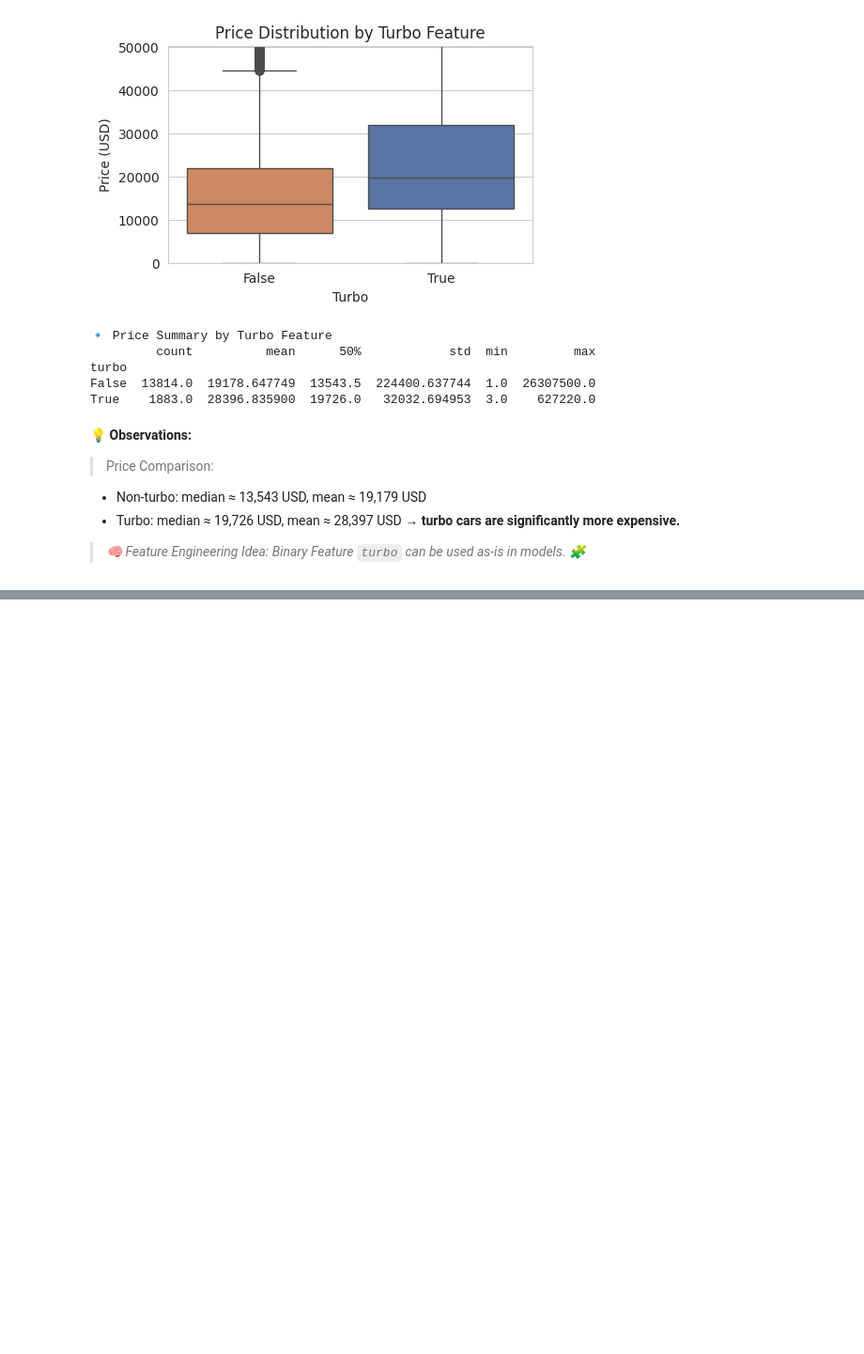
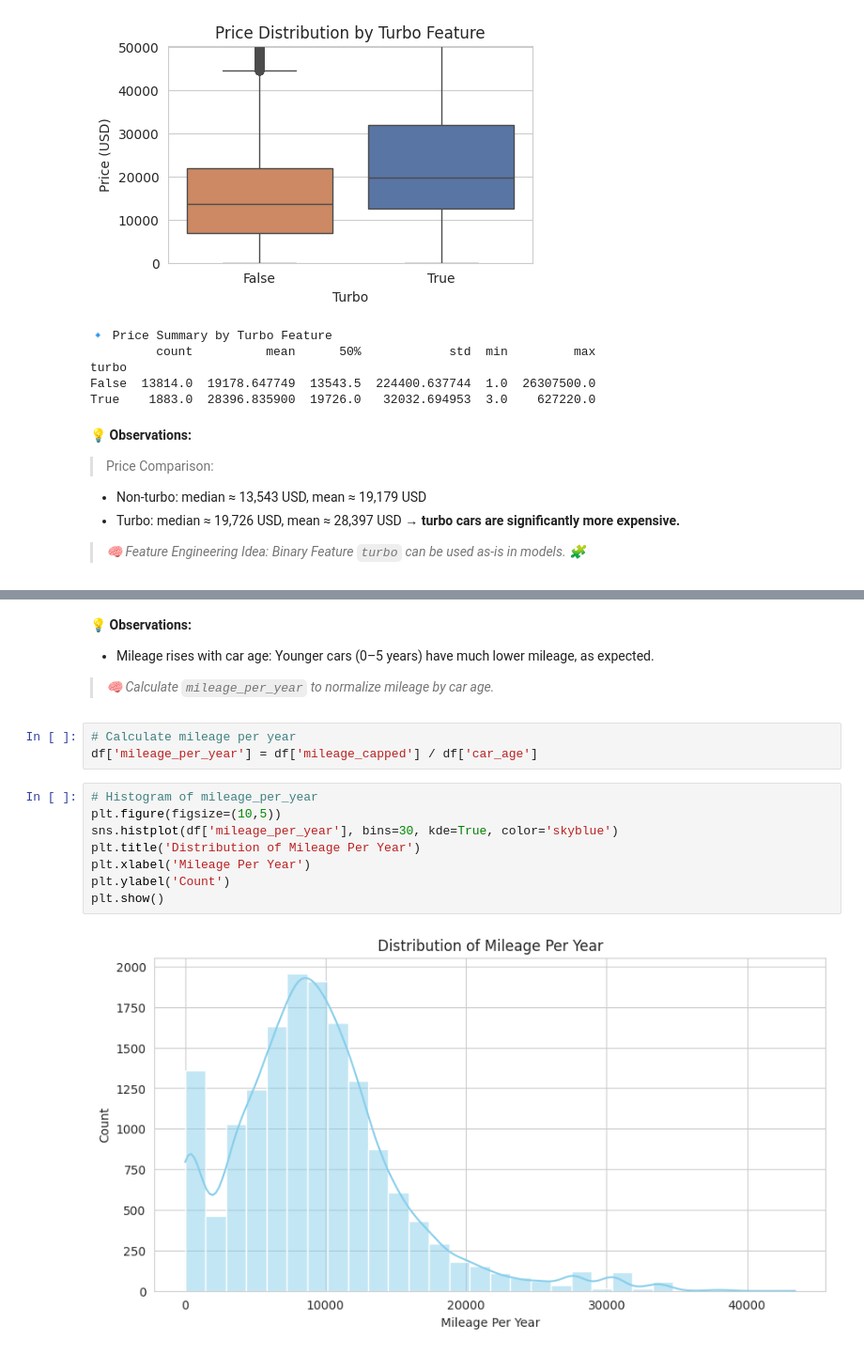
Before and after one commit to Mithula-cbw/Car-Price-Prediction, a Jupyter notebook: notebooks/Group_11_02_Descriptive_Analytics_and_EDA.ipynb, the cells around one changed output, grey strips where cells are left out. Shown at 94% size. Cells and saved outputs as stored; diff of their text form; blank space fills up the shorter version.

```diff
--- a/notebooks/Group_11_02_Descriptive_Analytics_and_EDA.ipynb
+++ b/notebooks/Group_11_02_Descriptive_Analytics_and_EDA.ipynb
@@ -1528 +1522,18 @@ price   -0.125331  1.000000
+# %% [markdown]
+💡 **Observations:**
+-  Mileage rises with car age: Younger cars (0–5 years) have much lower mileage, as expected.
+> *🧠 Calculate `mileage_per_year` to normalize mileage by car age.*
+# %%
+# Calculate mileage per year
+df['mileage_per_year'] = df['mileage_capped'] / df['car_age']
+# %%
+# Histogram of mileage_per_year
+plt.figure(figsize=(10,5))
+sns.histplot(df['mileage_per_year'], bins=30, kde=True, color='skyblue')
+plt.title('Distribution of Mileage Per Year')
+plt.xlabel('Mileage Per Year')
+plt.ylabel('Count')
+plt.show()
+# %% [output]
+[figure, added]
 # %%
```
Also changed, not shown: parts of 25 cells of this notebook.
